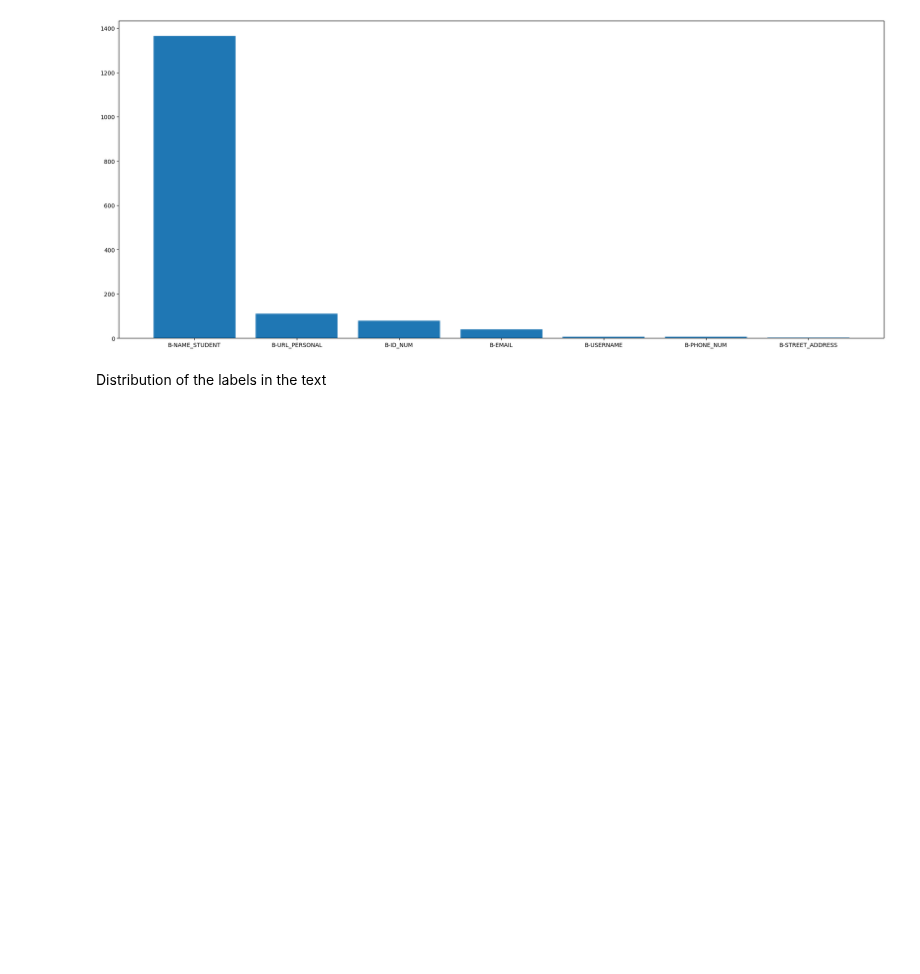
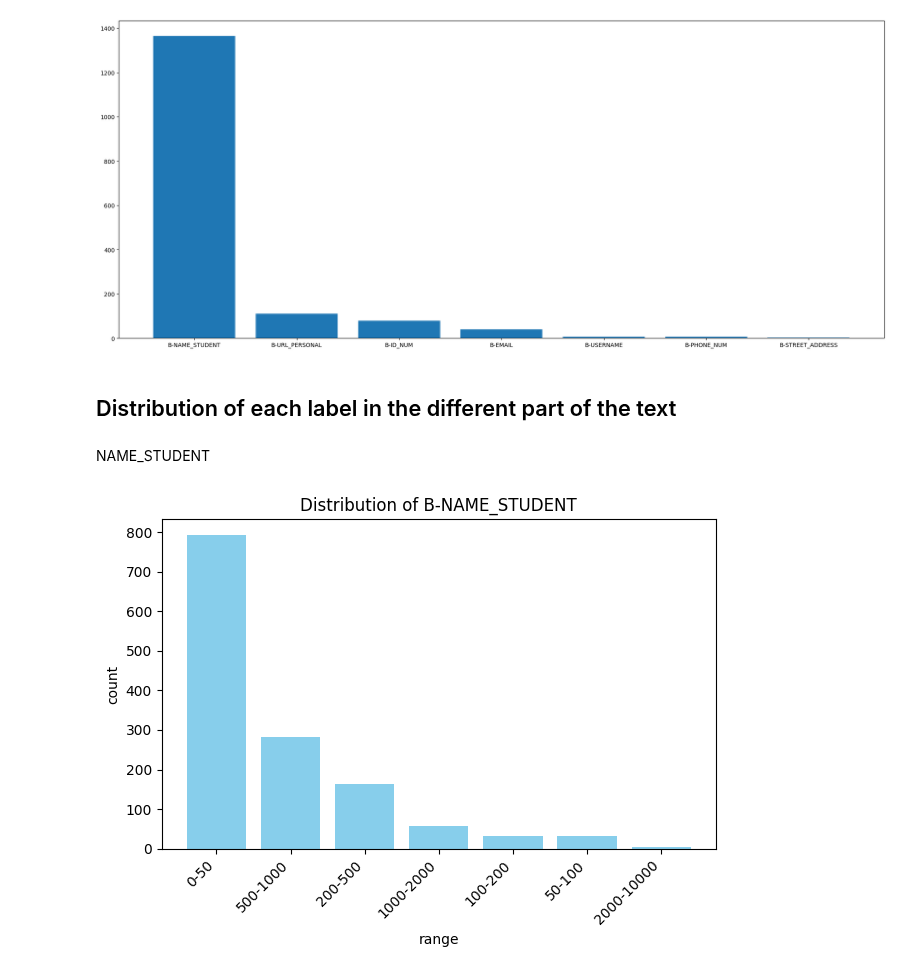
Before and after one commit to tubks/pii-projet-tal, a Jupyter notebook: notebooks/data_exploration.ipynb, the cells around one changed output. Drawn from its saved outputs; the diff is of its cells as text; code cells hidden in the pictures; blank space fills up the shorter version.

Commit message:
added label distribution in different range of text figures to data_exploration notebook

```diff
--- a/notebooks/data_exploration.ipynb
+++ b/notebooks/data_exploration.ipynb
@@ -275,8 +283,8 @@ plt.bar(label_counts_no_i.index, label_counts_no_i)
 # %% [output]
 <BarContainer object of 7 artists>
 [figure]
-# %% [markdown]
-Distribution of the labels in the text
+# %% [markdown]
+## Distribution of each label in the different part of the text
 # %%
 group = []
 labels = []
@@ -313,3 +320,20 @@ for (label, range_), count in counts.items():
 
 
 df = pd.DataFrame(data)
+# %%
+def plot_label_distribution(df, label, color='skyblue'):
+    df = df[df['label'] == label].sort_values(by='count', ascending=False).drop(columns=['label']).sort_values(by='count', ascending=False)
+    plt.bar(df['range'], df['count'], color=color)
+
+    plt.xlabel('range')
+    plt.ylabel('count')
+    plt.title(f'Distribution of {label}')
+    plt.xticks(rotation=45, ha='right')
+    plt.tight_layout()
+    plt.show()
+# %% [markdown]
+NAME_STUDENT
+# %%
+plot_label_distribution(df, label='B-NAME_STUDENT')
+# %% [output]
+[figure, added]
```
Also changed, not shown: parts of 16 cells of this notebook.
